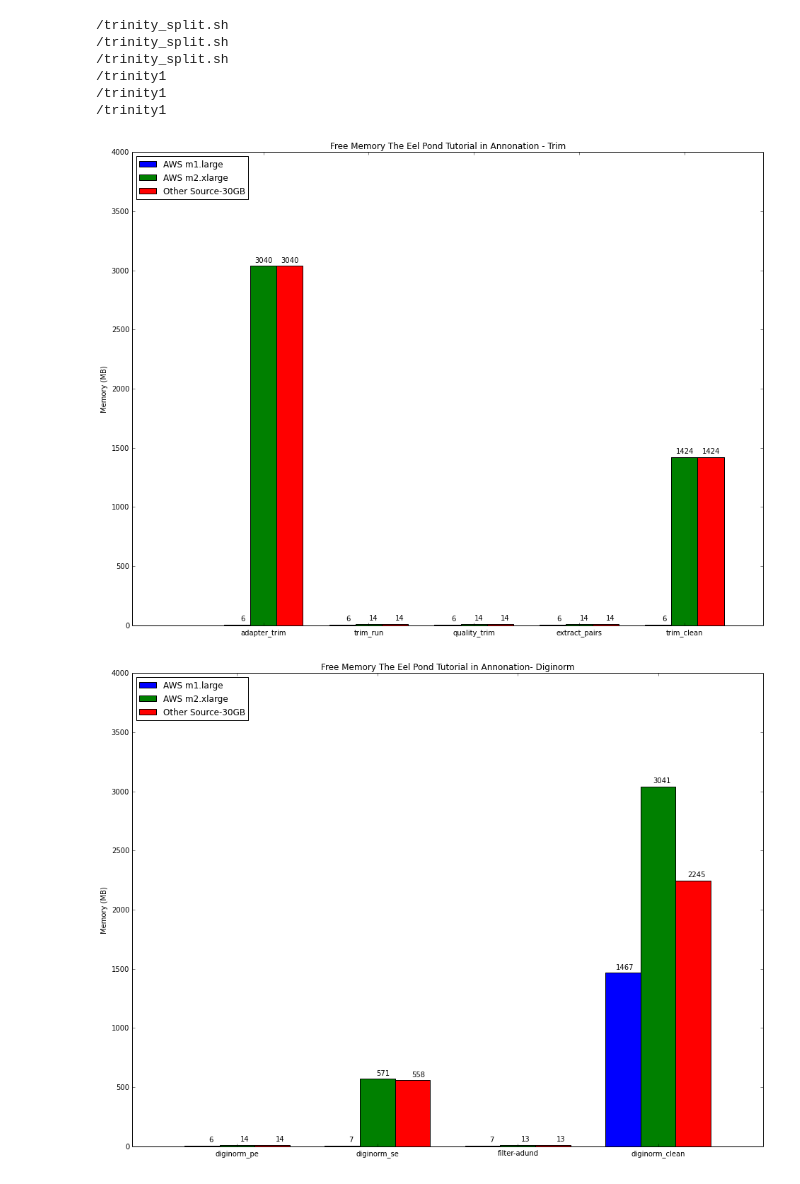
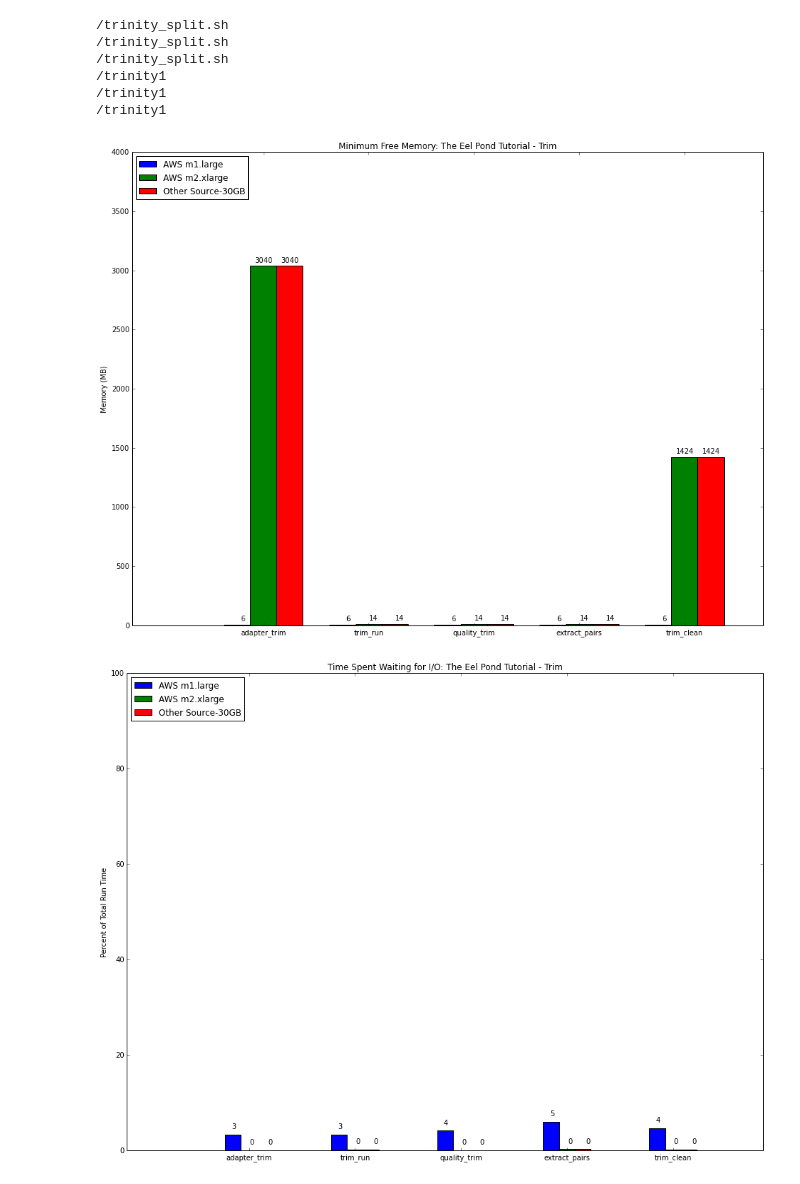
Before and after one commit to LSheneman/mRNAseq, a Jupyter notebook: Eel_Pond_Protocol/Notebooks/vm_file_script.ipynb, the cells around one changed output. Cells and saved outputs as stored; diff of their text form; code cells hidden in the pictures.

Commit message:
graphs added and clean up

```diff
--- a/Eel_Pond_Protocol/Notebooks/vm_file_script.ipynb
+++ b/Eel_Pond_Protocol/Notebooks/vm_file_script.ipynb
@@ -375,7 +375,7 @@ rects3 = ax.bar(ind+(width*2), Run2Part1_free_mem, width, color='r', align='cent
 
 # add some
 ax.set_ylabel('Memory (MB)')
-ax.set_title('Free Memory The Eel Pond Tutorial in Annonation - Trim')
+ax.set_title('Minimum Free Memory: The Eel Pond Tutorial - Trim')
 ax.set_xticks(ind+1*(width))
 ax.set_xticklabels(part1)
 
@@ -408,63 +408,75 @@ autolabel(rects3, 'left')
 figure = plt.gcf() # get current figure
 figure.set_size_inches(16, 12)
 # when saving, specify the DPI
-#plt.savefig("../Graphs/TimeComp_all.png", dpi = 300)
+plt.savefig("../Graphs/Free_Memory_trim", dpi = 300)
 
-plt.show()
+#plt.show()
 # %% [output]
-[figure, old version]
+[figure, new version]
 # %%
 import numpy as np
 import matplotlib.pyplot as plt
 
+###### set variables
+Part = part1
+x = len(part1)
+Name = "Trim"
+Set1 = Run0Part1_io_wait_per
+Set2 = Run1Part1_io_wait_per
+Set3 = Run2Part1_io_wait_per
+Title = 'Time Spent Waiting for I/O: The Eel Pond Tutorial - ' + Name
+Label = 'Percent of Total Run Time'
+Scale = 100
+SaveAs = "../Graphs/IO_bound_" + Name + ".png"
+HeightScale = 1
+width = .15        # the width of the bars
 
+ind = np.arange(x)  # the x locations for the groups
 
-ind = np.arange(4)  # the x locations for the groups
-width = .25          # the width of the bars
 
 fig = plt.figure()
 ax = fig.add_subplot(111)
-rects1 = ax.bar(ind, Run0Part2_free_mem, width, color='b', align='center', label='AWS m1.large')
-rects2 = ax.bar(ind+width, Run1Part2_free_mem, width, color='g', align='center', label='AWS m2.xlarge')
-rects3 = ax.bar(ind+(width*2), Run2Part2_free_mem, width, color='r', align='center', label='Other Source-30GB')
+rects1 = ax.bar(ind, Set1, width, color='b', align='center', label='AWS m1.large')
+rects2 = ax.bar(ind+width, Set2, width, color='g', align='center', label='AWS m2.xlarge')
+rects3 = ax.bar(ind+(width*2), Set3, width, color='r', align='center', label='Other Source-30GB')
 
 # add some
-ax.set_ylabel('Memory (MB)')
-ax.set_title('Free Memory The Eel Pond Tutorial in Annonation- Diginorm')
+ax.set_ylabel(Label)
+ax.set_title(Title)
 ax.set_xticks(ind+1*(width))
-ax.set_xticklabels(part2)
+ax.set_xticklabels(Part)
 
-ax.set_ylim(0, 4000)
+ax.set_ylim(0, Scale)
 
 ax.legend(loc=2)
 
 def autolabel(rects, align):
     # attach some text labels
     if align is 'right':
         for rect in rects:
             height = rect.get_height()
-            ax.text(rect.get_x()+rect.get_width()-.05, height+20, '%d'%int(height),
+            ax.text(rect.get_x()+rect.get_width()-.05, height + HeightScale, '%d'%int(height),
                     ha=align, va='bottom')
     if align is 'center':
         for rect in rects:
             height = rect.get_height()
-            ax.text(rect.get_x()+rect.get_width()-.04, height+20, '%d'%int(height),
+            ax.text(rect.get_x()+rect.get_width()-.03, height+HeightScale, '%d'%int(height),
                     ha='right', va='bottom')
     if align is 'left':
         for rect in rects:
             height = rect.get_height()
-            ax.text(rect.get_x()+rect.get_width()-.04, height+20, '%d'%int(height),
+            ax.text(rect.get_x()+rect.get_width()-.01, height+HeightScale, '%d'%int(height),
                     ha='right', va='bottom')
 
 autolabel(rects1, 'right')
 autolabel(rects2, 'center')
 autolabel(rects3, 'left')
 
 figure = plt.gcf() # get current figure
 figure.set_size_inches(16, 12)
 # when saving, specify the DPI
-#plt.savefig("../Graphs/TimeComp_all.png", dpi = 300)
+plt.savefig(SaveAs, dpi = 300)
 
 plt.show()
 # %% [output]
-[figure, old version]
+[figure, new version]
```
Also changed, not shown: parts of 2 cells of this notebook, 38 other files.
